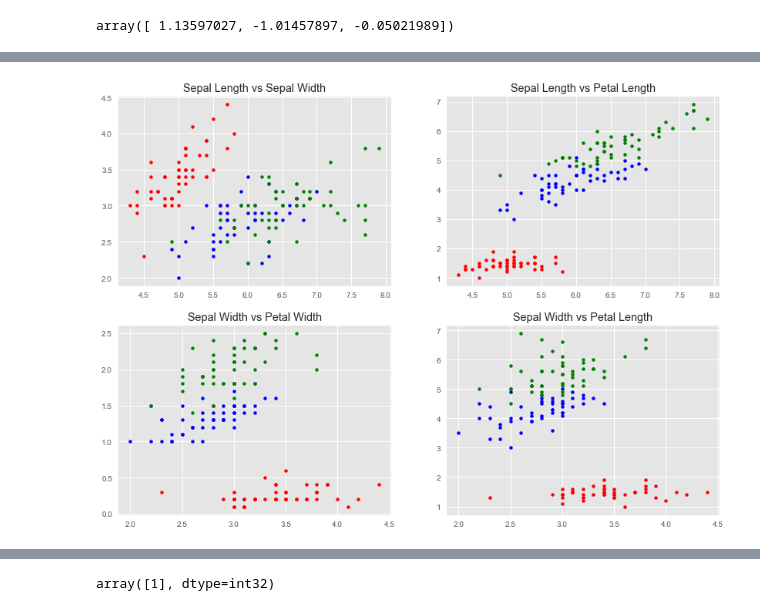
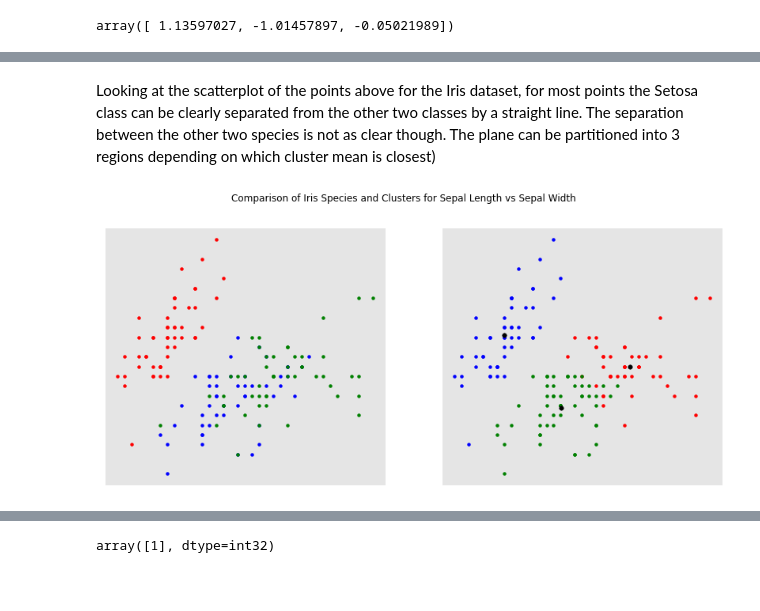
Before and after one commit to angela1C/Machine-Learning-and-Statistics-Tasks-Project-2020, a Jupyter notebook: Tasks.ipynb, the cells around one changed output, grey strips where cells are left out. Cells and saved outputs as stored; diff of their text form; code cells hidden in the pictures; blank space fills up the shorter version.

Commit message:
redid the plots for comparing actual classes to kmeans clustered for easier comparison

```diff
--- a/Tasks.ipynb
+++ b/Tasks.ipynb
@@ -1648,40 +1602,35 @@ iris
 iris_setosa = iris[iris['Class'] == "Iris-setosa"]
 iris_versicolor = iris[iris['Class'] == "Iris-versicolor"]
 iris_virginica = iris[iris['Class'] == "Iris-virginica"]
-# %%
-#https://matplotlib.org/tutorials/introductory/pyplot.html
-plt.style.use('ggplot')
-
-# Plot size.
-plt.rcParams['figure.figsize'] = (14, 10)
-plt.figure()
-
-
-plt.subplot(221)
-plt.scatter(iris_setosa['Sepal_Length'], iris_setosa['Sepal_Width'], s = 15, c = 'red', label = 'Setosa')
-plt.scatter(iris_versicolor['Sepal_Length'], iris_versicolor['Sepal_Width'], s = 15, c = 'blue', label = 'Versicolor')
-plt.scatter(iris_virginica['Sepal_Length'], iris_virginica['Sepal_Width'], s = 15, c = 'green', label = 'Virginica')
-plt.title("Sepal Length vs Sepal Width")
-plt.subplot(222)
-plt.scatter(iris_setosa['Sepal_Length'], iris_setosa['Petal_Length'], s = 15, c = 'red', label = 'Setosa')
-plt.scatter(iris_versicolor['Sepal_Length'], iris_versicolor['Petal_Length'], s = 15, c = 'blue', label = 'Versicolour')
-plt.scatter(iris_virginica['Sepal_Length'], iris_virginica['Petal_Length'], s = 15, c = 'green', label = 'Virginica')
-
-plt.title("Sepal Length vs Petal Length")
-
-plt.subplot(223)
-plt.scatter(iris_setosa['Sepal_Width'], iris_setosa['Petal_Width'], s = 15, c = 'red', label = 'Setosa')
-plt.scatter(iris_versicolor['Sepal_Width'], iris_versicolor['Petal_Width'], s = 15, c = 'blue', label = 'Versicolour')
-plt.scatter(iris_virginica['Sepal_Width'], iris_virginica['Petal_Width'], s = 15, c = 'green', label = 'Virginica')
-
-plt.title("Sepal Width vs Petal Width")
-
-plt.subplot(224)
-plt.scatter(iris_setosa['Sepal_Width'], iris_setosa['Petal_Length'], s = 15, c = 'red', label = 'Setosa')
-plt.scatter(iris_versicolor['Sepal_Width'], iris_versicolor['Petal_Length'], s = 15, c = 'blue', label = 'Versicolour')
-plt.scatter(iris_virginica['Sepal_Width'], iris_virginica['Petal_Length'], s = 15, c = 'green', label = 'Virginica')
-
-plt.title("Sepal Width vs Petal Length")
-plt.show()
-# %% [output]
-[figure, removed]
+# %% [markdown]
+Looking at the scatterplot of the points above for the Iris dataset, for most points the Setosa class can be clearly separated from the other two classes by a straight line. The separation between the other two species is not as clear though. The plane can be partitioned into 3 regions depending on which cluster mean is closest)
+# %%
+
+
+# Plot size.
+plt.rcParams['figure.figsize'] = (14, 6)
+plt.figure()
+
+plt.subplot(121)
+plt.scatter(iris_setosa['Sepal_Length'], iris_setosa['Sepal_Width'], s = 15, c = 'red', label = 'Setosa')
+plt.scatter(iris_versicolor['Sepal_Length'], iris_versicolor['Sepal_Width'], s = 15, c = 'blue', label = 'Versicolor')
+plt.scatter(iris_virginica['Sepal_Length'], iris_virginica['Sepal_Width'], s = 15, c = 'green', label = 'Virginica')
+
+plt.gca().axes.get_yaxis().set_visible(False)
+plt.gca().axes.get_xaxis().set_visible(False)
+plt.subplot(122)
+plt.scatter(X_scaled[y_labels == 0, 0], X_scaled[y_labels == 0, 1], s = 15, c = 'red')
+plt.scatter(X_scaled[y_labels == 1, 0], X_scaled[y_labels == 1, 1], s = 15, c = 'blue')
+plt.scatter(X_scaled[y_labels == 2, 0], X_scaled[y_labels == 2, 1], s = 15, c = 'green')
+plt.scatter(kmeans.cluster_centers_[:, 0], kmeans.cluster_centers_[:,1], s = 30, c = 'black', label = 'Centroids')
+
+
+#plt.axis('off')
+
+plt.suptitle("Comparison of Iris Species and Clusters for Sepal Length vs Sepal Width")
+# https://stackoverflow.com/questions/37039685/hide-axis-values-but-keep-axis-tick-labels-in-matplotlib
+plt.gca().axes.get_yaxis().set_visible(False)
+plt.gca().axes.get_xaxis().set_visible(False)
+plt.show()
+# %% [output]
+[figure, added]
```
Also changed, not shown: parts of 22 cells of this notebook.
